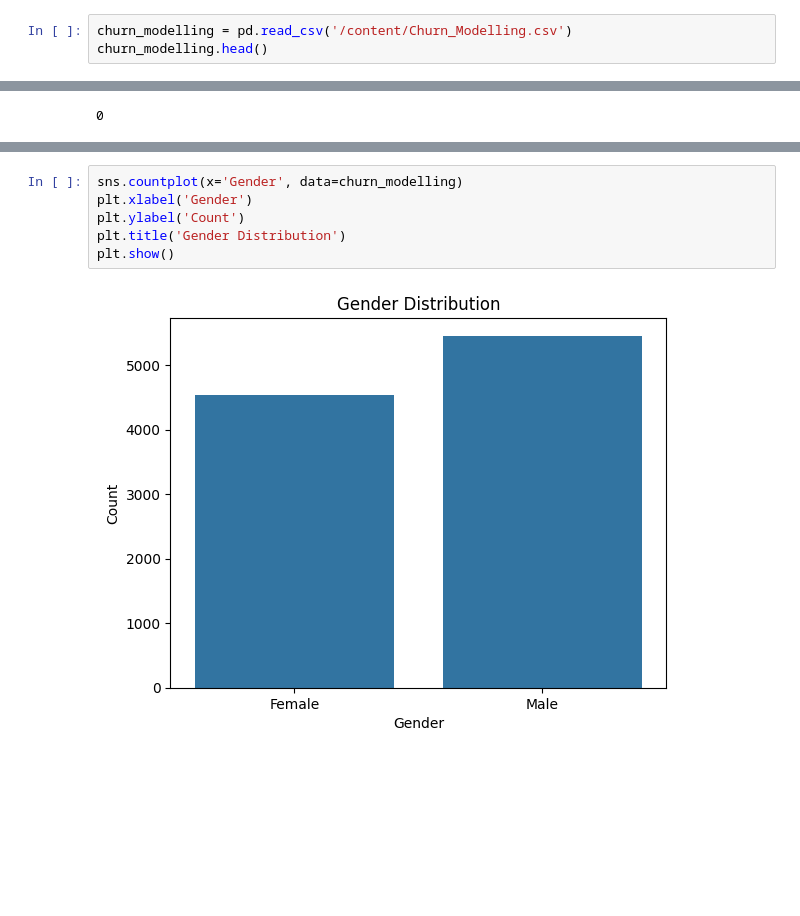
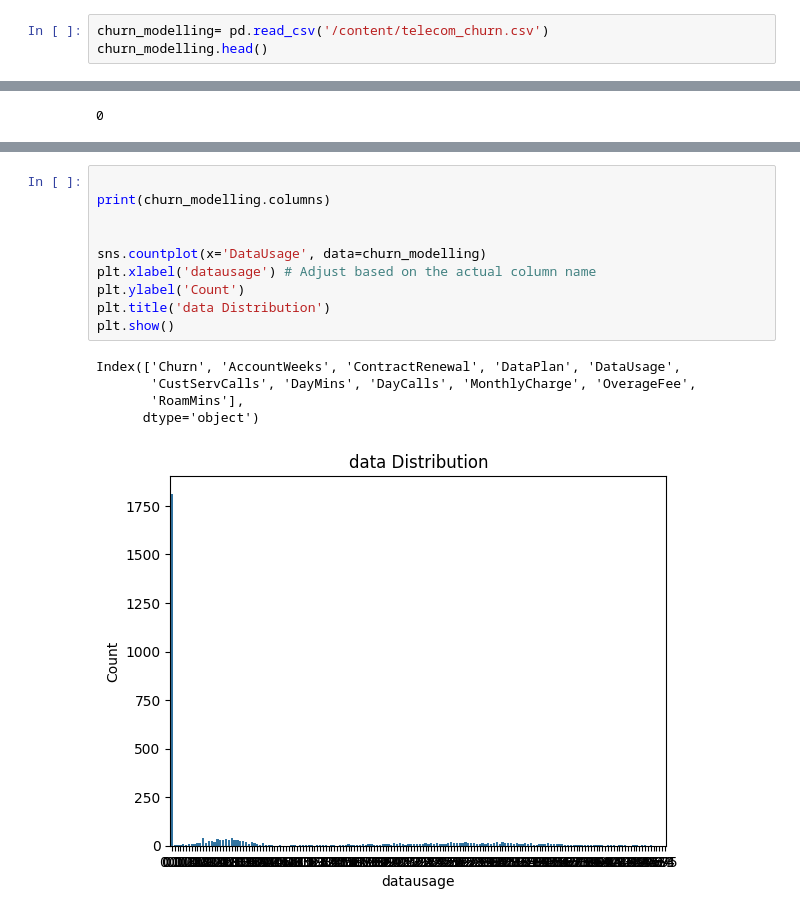
Before and after one commit to VishweshChaubey/Codesoft, a Jupyter notebook: Customer_churn_prediction.ipynb, the cells around one changed output, grey strips where cells are left out. Drawn from its saved outputs; the diff is of its cells as text; blank space fills up the shorter version.

```diff
--- a/Customer_churn_prediction.ipynb
+++ b/Customer_churn_prediction.ipynb
@@ -23,4 +13,4 @@ from sklearn.metrics import confusion_matrix, classification_report, accuracy_sc
 # %%
-churn_modelling = pd.read_csv('/content/Churn_Modelling.csv')
+churn_modelling= pd.read_csv('/content/telecom_churn.csv')
 churn_modelling.head()
 # %% [output]
@@ -175,10 +157,18 @@ dtype: int64
 # %%
-sns.countplot(x='Gender', data=churn_modelling)
-plt.xlabel('Gender')
+
+print(churn_modelling.columns)
+
+
+sns.countplot(x='DataUsage', data=churn_modelling)
+plt.xlabel('datausage') # Adjust based on the actual column name
 plt.ylabel('Count')
-plt.title('Gender Distribution')
+plt.title('data Distribution')
 plt.show()
 # %% [output]
+Index(['Churn', 'AccountWeeks', 'ContractRenewal', 'DataPlan', 'DataUsage',
+       'CustServCalls', 'DayMins', 'DayCalls', 'MonthlyCharge', 'OverageFee',
+       'RoamMins'],
+      dtype='object')
-[figure, old version]
+[figure, new version]
 # %%
 plt.figure(figsize=(14,10))
```
Also changed, not shown: parts of 41 cells of this notebook.
